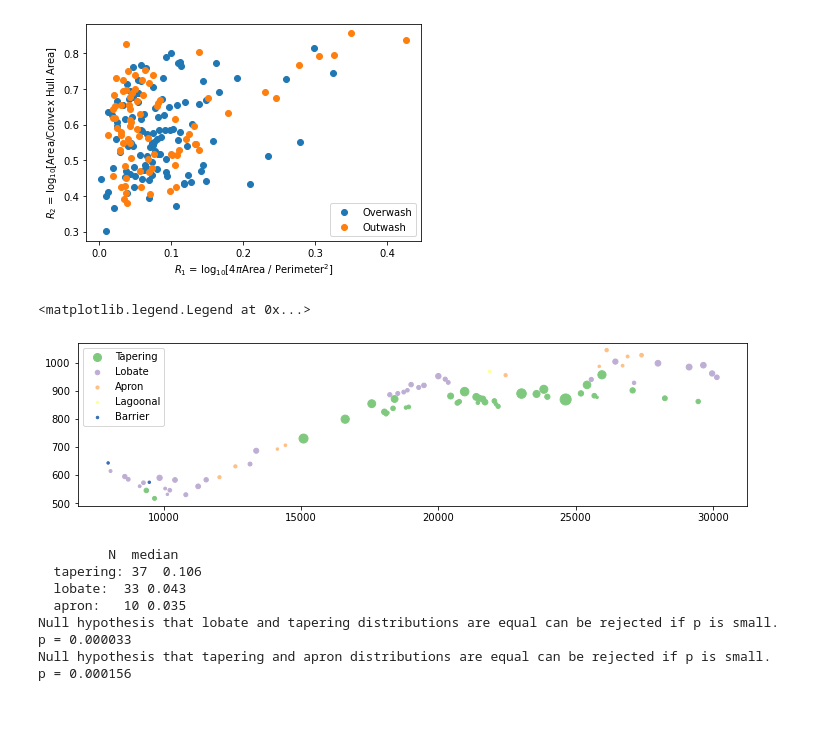
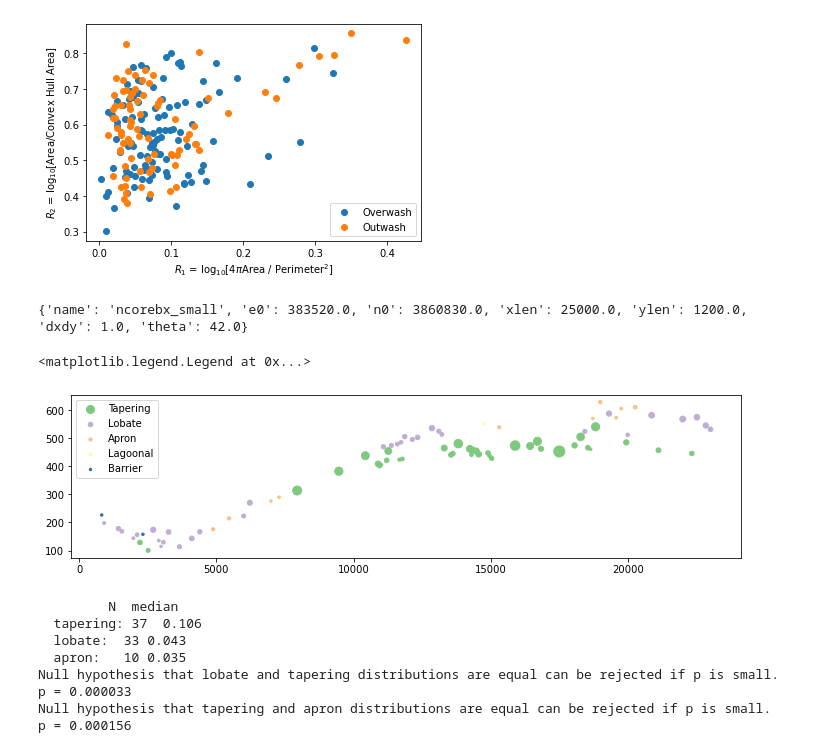
Before and after one commit to csherwood-usgs/CoreBx, a Jupyter notebook: area_comparison_histograms.ipynb, the cells around one changed output. Saved outputs shown, nothing was run; the diff lists cells and outputs as text; code cells hidden in the pictures; blank space fills up the shorter version.

```diff
--- a/area_comparison_histograms.ipynb
+++ b/area_comparison_histograms.ipynb
@@ -7,4 +8,7 @@ import numpy as np
 import statsmodels.api as sm
 
 from scipy import stats
-from CoreBx_funcs import UTM2Island
+from CoreBx_funcs import UTM2Island, which_computer, yaml2dict
+
+drv, _ = which_computer()
+print(drv)
@@ -14,7 +20,7 @@ outdir = 'C:/crs/proj/2019_DorianOBX/Dorian_paper_analyses/figs/'
 #### Import Jin-Si's washover/washout statistics for Dorian
 Calculate the statistics
 # %%
-dbd = pd.read_csv('C:/crs/proj/2019_DorianOBX/Dorian_paper_analyses/Washover_Washout_NCB_Statistics_Dorian.csv')
+dbd = pd.read_csv(drv+'crs/proj/2019_DorianOBX/Dorian_paper_analyses/Washover_Washout_NCB_Statistics_Dorian.csv')
 dbd['w_over_l']=dbd['Width_m']/dbd['Length_m']
 # dbd['a_over_p2']=dbd['Shape_Area']/dbd['Perimeter_m']**2
 # dbd['a_over_p2_norm']=dbd['Shape_Area']/dbd['Perimeter_m']**2*(4*np.pi)
@@ -513,34 +519,57 @@ _=plt.legend()
 plt.savefig(outdir+'R1_R2_scatter.svg',dpi=200)
 # %% [output]
 [figure]
+# %%
+# Read in a dict that defines the rotated "island" coordinate system
+#  name
+#  e0 - UTM Easting of origin [m]
+#  n0 - UTM Northing of origin [m]
+#  xlen - Length of alongshore axis [m]
+#  ylen - Length of cross-shore axis [m]
+#  dxdy - grid size (must be isotropic right now) [m]
+#  theta - rotation CCW from x-axis [deg]
+#  xs_end - number of grid cells to approximate limit of overwash terrace
+#  d_end - number of grid cells to
+r = yaml2dict('small_island_box.yml')
+print(r)
+eoff = r['e0']
+noff = r['n0']
+rot = r['theta']
+# %% [output]
+{'name': 'ncorebx_small', 'e0': 383520.0, 'n0': 3860830.0, 'xlen': 25000.0, 'ylen': 1200.0, 'dxdy': 1.0, 'theta': 42.0}
 # %%
 tapering = dbd.loc[dbd['Type'] == 1]['Shape_Area'].values
 lobate = dbd.loc[dbd['Type'] == 2]['Shape_Area'].values
 apron = dbd.loc[dbd['Type'] == 3]['Shape_Area'].values
 lagoonal = dbd.loc[dbd['Type'] == 4]['Shape_Area'].values
 barrier = dbd.loc[dbd['Type'] == 5]['Shape_Area'].values
 
-x1,y1 = UTM2Island(dbd.loc[dbd['Type'] == 1]['CENTROID_X'].values, dbd.loc[dbd['Type'] == 1]['CENTROID_Y'].values )
-x2,y2 = UTM2Island(dbd.loc[dbd['Type'] == 2]['CENTROID_X'].values, dbd.loc[dbd['Type'] == 2]['CENTROID_Y'].values )
-x3,y3 = UTM2Island(dbd.loc[dbd['Type'] == 3]['CENTROID_X'].values, dbd.loc[dbd['Type'] == 3]['CENTROID_Y'].values )
-x4,y4 = UTM2Island(dbd.loc[dbd['Type'] == 4]['CENTROID_X'].values, dbd.loc[dbd['Type'] == 4]['CENTROID_Y'].values )
-x5,y5 = UTM2Island(dbd.loc[dbd['Type'] == 5]['CENTROID_X'].values, dbd.loc[dbd['Type'] == 5]['CENTROID_Y'].values )
+x1,y1 = UTM2Island(dbd.loc[dbd['Type'] == 1]['CENTROID_X'].values, dbd.loc[dbd['Type'] == 1]['CENTROID_Y'].values,
+                  eoff=eoff, noff=noff, rot=rot )
+x2,y2 = UTM2Island(dbd.loc[dbd['Type'] == 2]['CENTROID_X'].values, dbd.loc[dbd['Type'] == 2]['CENTROID_Y'].values,
+                  eoff=eoff, noff=noff, rot=rot )
+x3,y3 = UTM2Island(dbd.loc[dbd['Type'] == 3]['CENTROID_X'].values, dbd.loc[dbd['Type'] == 3]['CENTROID_Y'].values,
+                  eoff=eoff, noff=noff, rot=rot )
+x4,y4 = UTM2Island(dbd.loc[dbd['Type'] == 4]['CENTROID_X'].values, dbd.loc[dbd['Type'] == 4]['CENTROID_Y'].values,
+                  eoff=eoff, noff=noff, rot=rot )
+x5,y5 = UTM2Island(dbd.loc[dbd['Type'] == 5]['CENTROID_X'].values, dbd.loc[dbd['Type'] == 5]['CENTROID_Y'].values,
+                  eoff=eoff, noff=noff, rot=rot )
 
 cols=['#7fc97f','#beaed4','#fdc086','#ffff99','#386cb0']
 
 # scale by area
 ascaled = lambda a: 6.*np.sqrt(a)/(np.min(np.sqrt(a)))
 
 plt.figure(figsize=(12,3))
 plt.scatter(x1,y1,s=ascaled(tapering),c=cols[0],label='Tapering')
 plt.scatter(x2,y2,s=ascaled(lobate),c=cols[1],label='Lobate')
 plt.scatter(x3,y3,s=ascaled(apron),c=cols[2],label='Apron')
 plt.scatter(x4,y4,s=ascaled(lagoonal),c=cols[3],label='Lagoonal')
 plt.scatter(x5,y5,s=ascaled(barrier),c=cols[4],label='Barrier')
 plt.legend()
 # %% [output]
 <matplotlib.legend.Legend at 0x...>
-[figure, old version]
+[figure, new version]
 # %%
 title='$R_1$ = 4*$\pi$ Area / Perimeter$^2$ by Type'
 figname = 'R1_area_over_perimeter2_by_type.svg'
```
Also changed, not shown: parts of 7 cells of this notebook, 2 other files.
